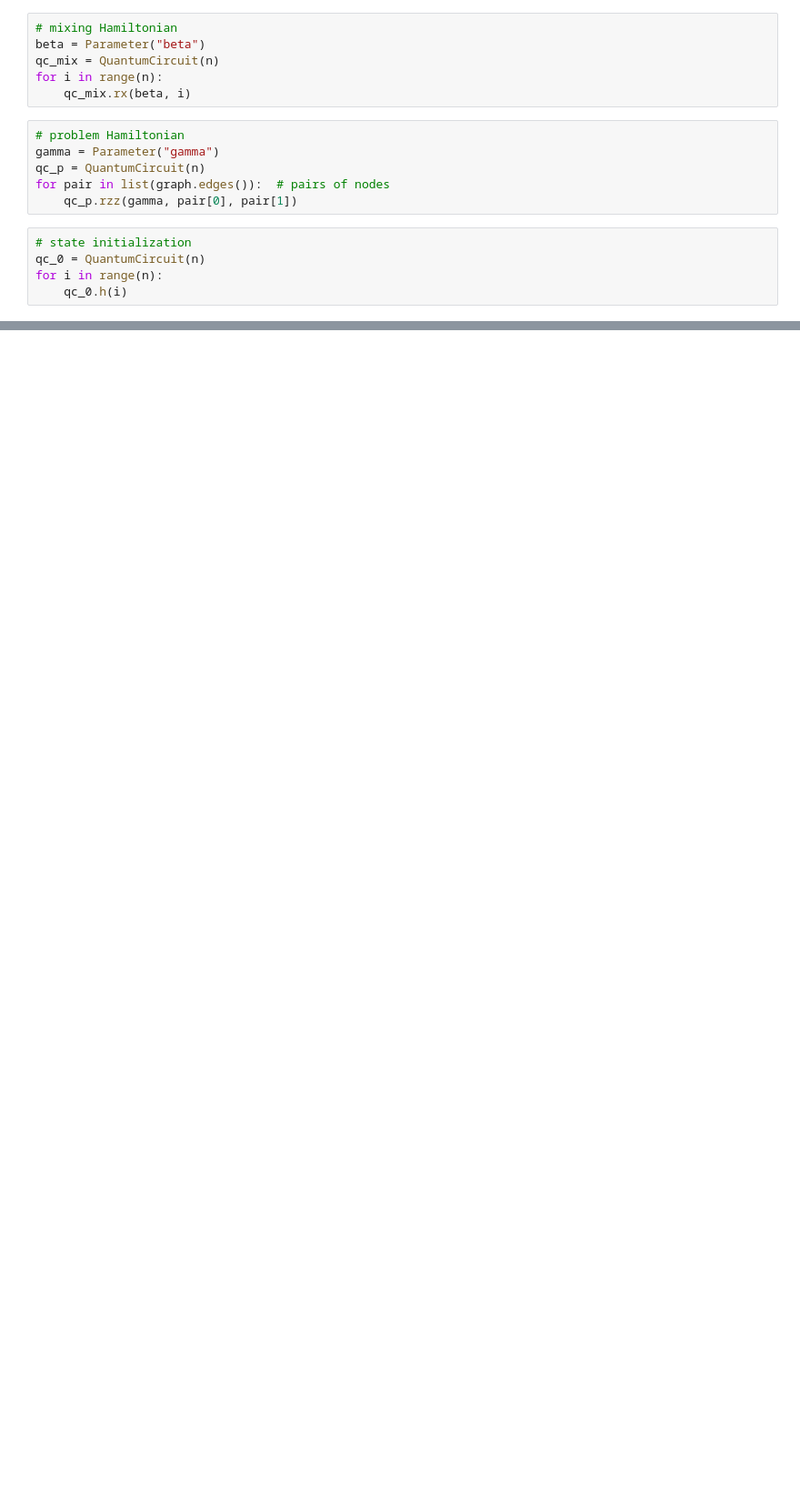
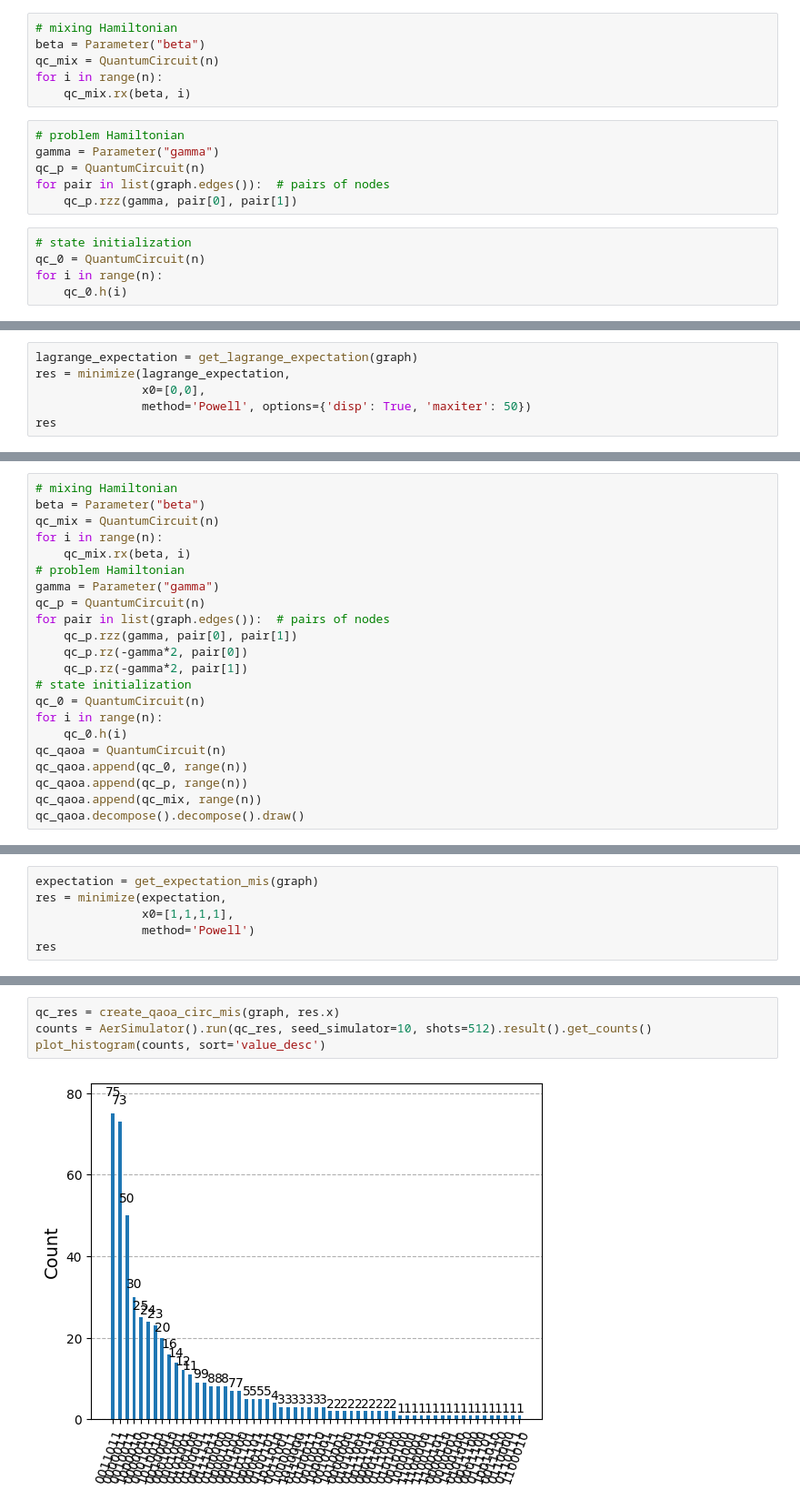
Before and after one commit to LINKS-Foundation-CPE/Hes-SO-quantum-course-2025, a Jupyter notebook: QAOA_qiskit.ipynb, the cells around one changed output, grey strips where cells are left out. Shown: that part at 91% size. Cells and saved outputs as stored; diff of their text form; blank space fills up the shorter version.

```diff
--- a/QAOA_qiskit.ipynb
+++ b/QAOA_qiskit.ipynb
@@ -164,0 +377,6 @@ res
+# %%
+lagrange_expectation = get_lagrange_expectation(graph)
+res = minimize(lagrange_expectation,
+               x0=[0,0],
+               method='Powell', options={'disp': True, 'maxiter': 50})
+res
@@ -168,0 +471,22 @@ plot_histogram(counts, sort='value_desc')
+# %%
+# mixing Hamiltonian
+beta = Parameter("beta")
+qc_mix = QuantumCircuit(n)
+for i in range(n):
+    qc_mix.rx(beta, i)
+# problem Hamiltonian
+gamma = Parameter("gamma")
+qc_p = QuantumCircuit(n)
+for pair in list(graph.edges()):  # pairs of nodes
+    qc_p.rzz(gamma, pair[0], pair[1])
+    qc_p.rz(-gamma*2, pair[0])
+    qc_p.rz(-gamma*2, pair[1])
+# state initialization
+qc_0 = QuantumCircuit(n)
+for i in range(n):
+    qc_0.h(i)
+qc_qaoa = QuantumCircuit(n)
+qc_qaoa.append(qc_0, range(n))
+qc_qaoa.append(qc_p, range(n))
+qc_qaoa.append(qc_mix, range(n))
+qc_qaoa.decompose().decompose().draw()
@@ -168,0 +614,6 @@ plot_histogram(counts, sort='value_desc')
+# %%
+expectation = get_expectation_mis(graph)
+res = minimize(expectation,
+               x0=[1,1,1,1],
+               method='Powell')
+res
@@ -169,3 +636,9 @@ plot_histogram(counts, sort='value_desc')
+# %%
+qc_res = create_qaoa_circ_mis(graph, res.x)
+counts = AerSimulator().run(qc_res, seed_simulator=10, shots=512).result().get_counts()
+plot_histogram(counts, sort='value_desc')
+# %% [output]
+[figure, added]
 # %%
 for sol in sorted(counts, key=counts.get, reverse=True):
     vertexes = [idx for idx, item in enumerate(sol) if '1' in item]
```
Also changed, not shown: parts of 54 cells of this notebook, 1 other file.
